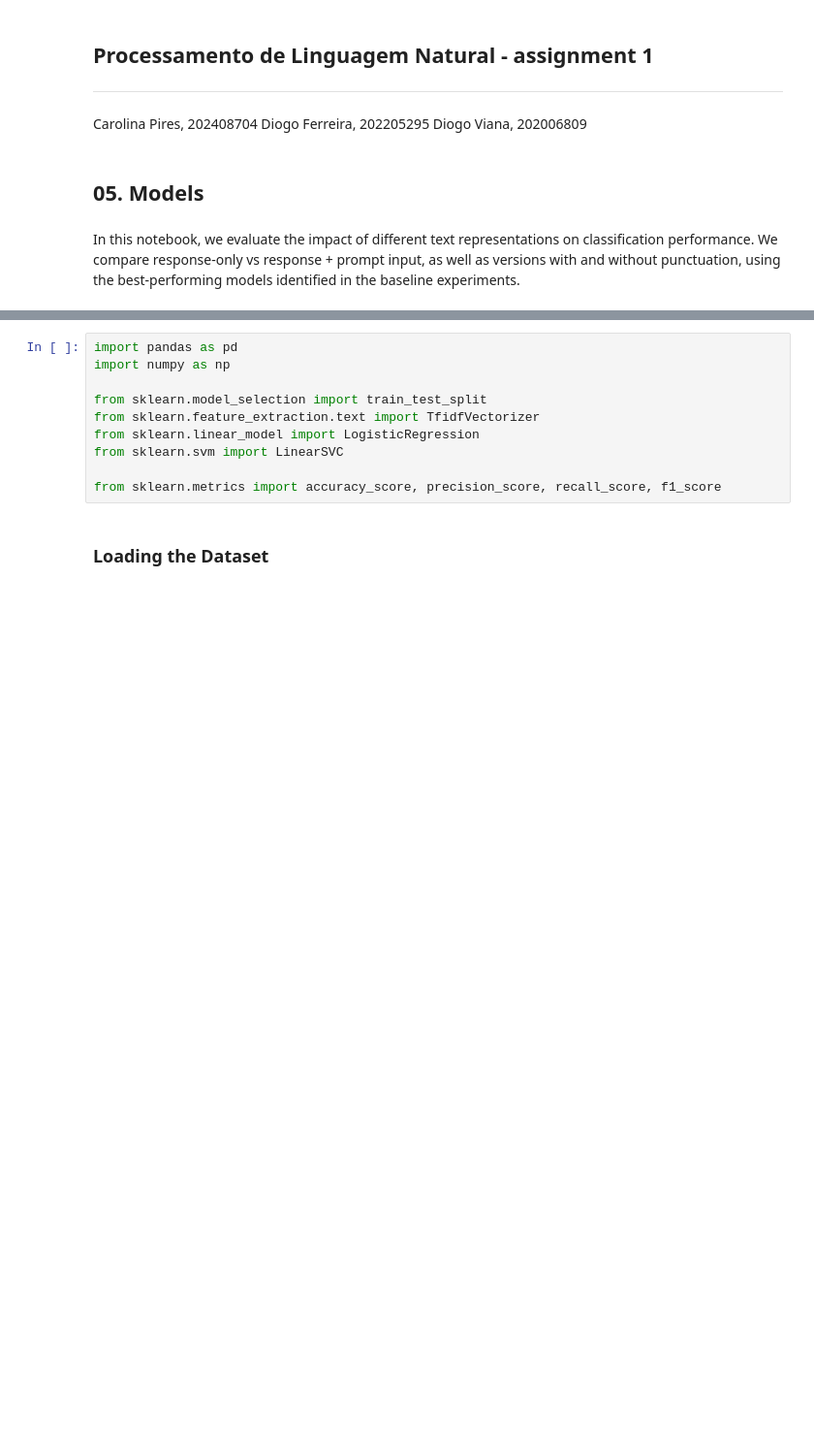
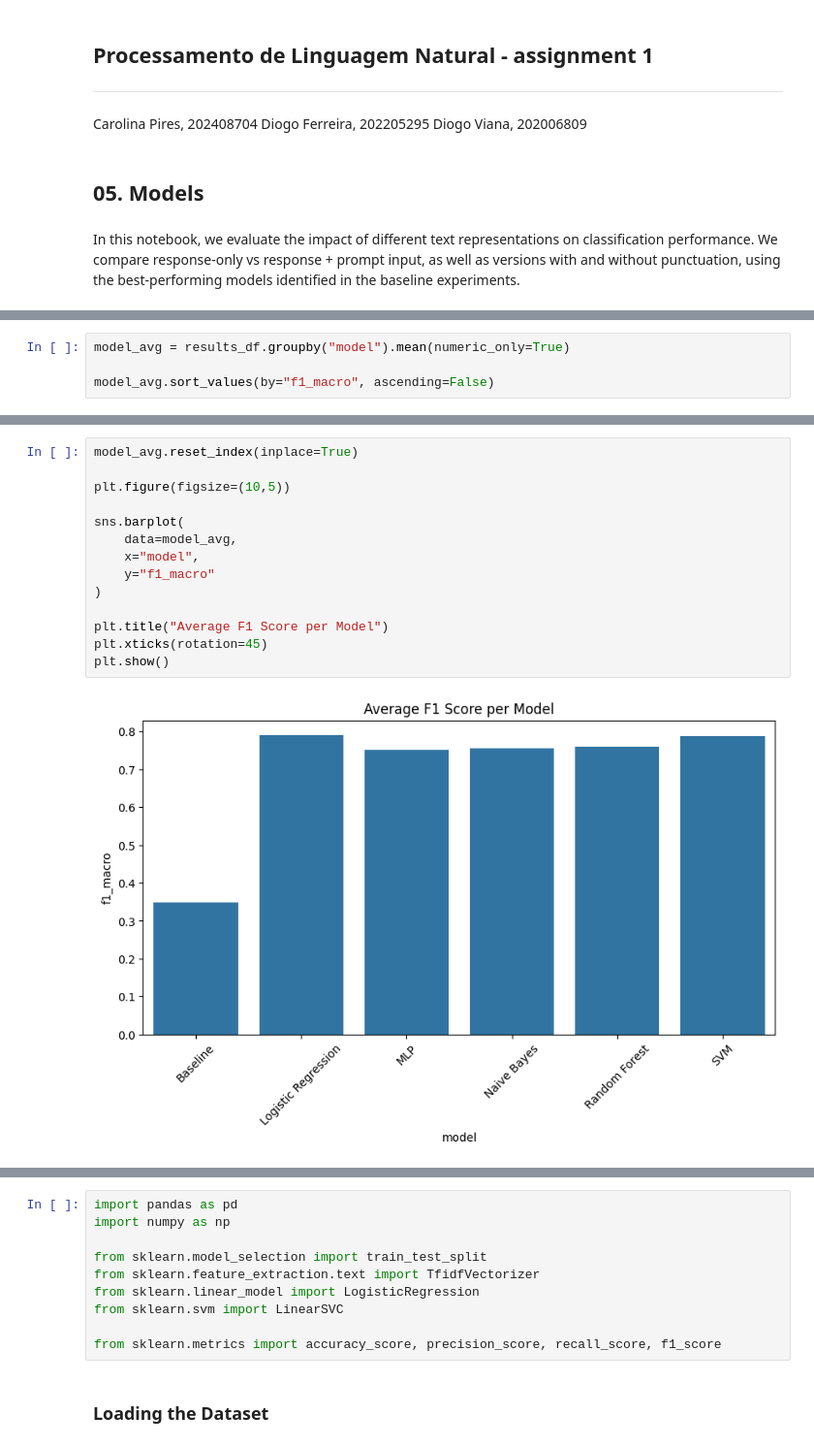
Before and after one commit to carolinapires03/NLP-project1, a Jupyter notebook: notebooks/05.Models.ipynb, the cells around one changed output, grey strips where cells are left out. Shown at 97% size. Saved outputs shown, nothing was run; the diff lists cells and outputs as text; blank space fills up the shorter version.

```diff
--- a/notebooks/05.Models.ipynb
+++ b/notebooks/05.Models.ipynb
@@ -12,0 +107,4 @@ We compare response-only vs response + prompt input, as well as versions with an
+# %%
+model_avg = results_df.groupby("model").mean(numeric_only=True)
+
+model_avg.sort_values(by="f1_macro", ascending=False)
@@ -12,0 +120,16 @@ We compare response-only vs response + prompt input, as well as versions with an
+# %%
+model_avg.reset_index(inplace=True)
+
+plt.figure(figsize=(10,5))
+
+sns.barplot(
+    data=model_avg,
+    x="model",
+    y="f1_macro"
+)
+
+plt.title("Average F1 Score per Model")
+plt.xticks(rotation=45)
+plt.show()
+# %% [output]
+[figure, added]
```
Also changed, not shown: parts of 16 cells of this notebook.
